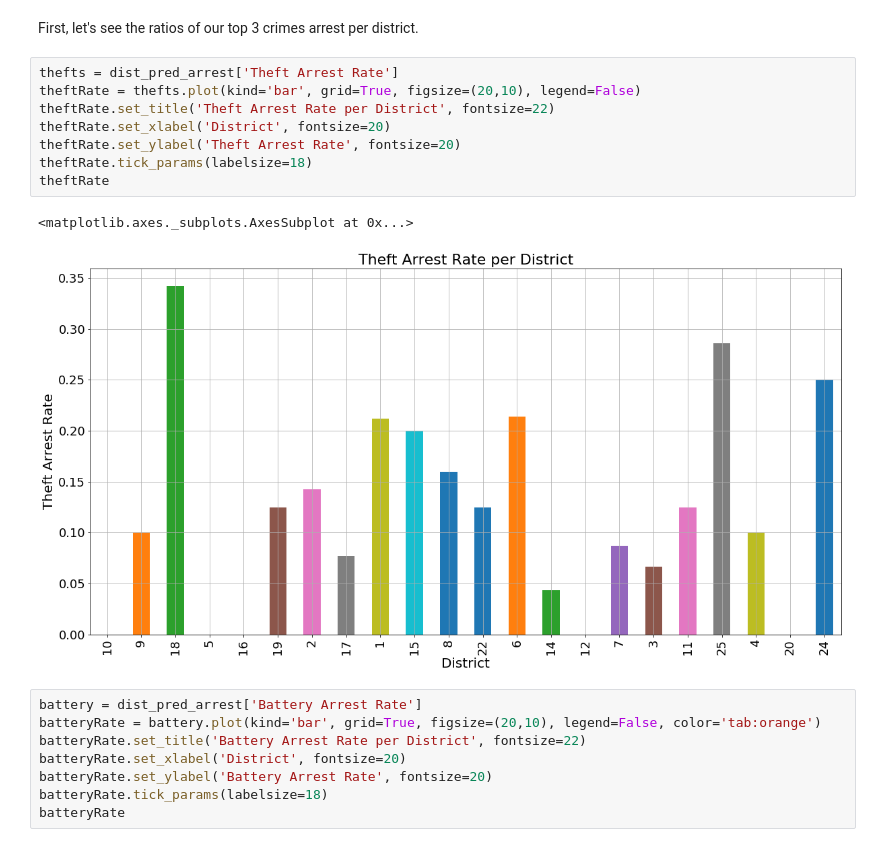
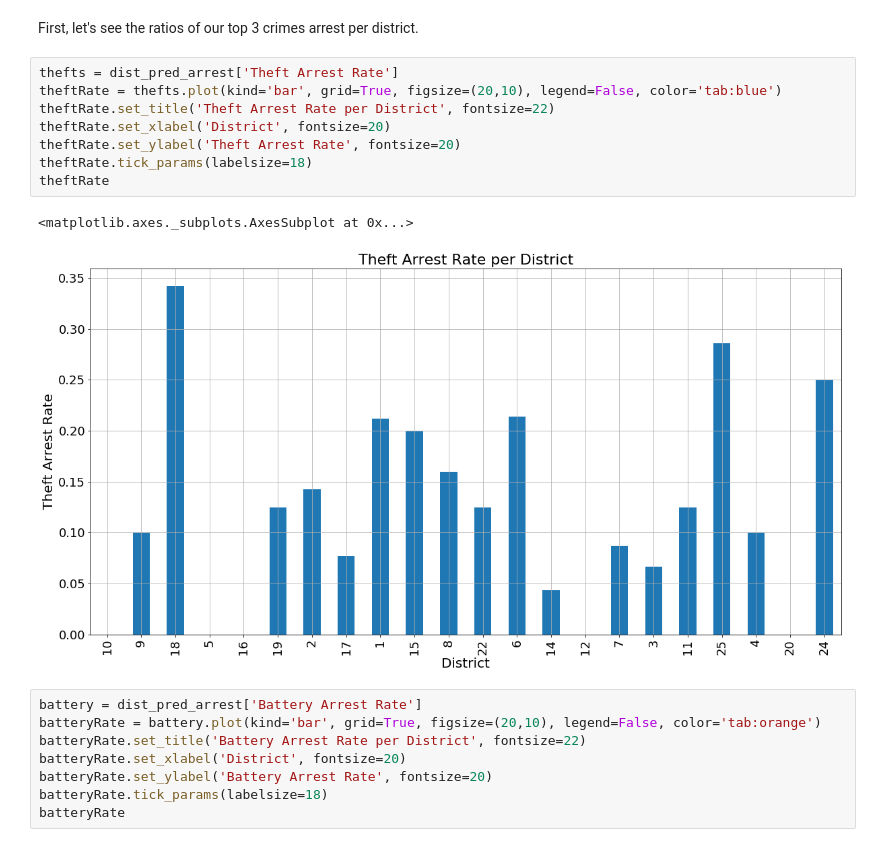
Before and after one commit to JamesMcDougallJr/Projects, a Jupyter notebook: AlvinFinalProject.ipynb, the cells around one changed output. Drawn from its saved outputs; the diff is of its cells as text.

```diff
--- a/AlvinFinalProject.ipynb
+++ b/AlvinFinalProject.ipynb
@@ -254,15 +254,15 @@ Previously, we found out the top three crime types (in terms of total reports).
 First, let's see the ratios of our top 3 crimes arrest per district.
 # %%
 thefts = dist_pred_arrest['Theft Arrest Rate']
-theftRate = thefts.plot(kind='bar', grid=True, figsize=(20,10), legend=False)
+theftRate = thefts.plot(kind='bar', grid=True, figsize=(20,10), legend=False, color='tab:blue')
 theftRate.set_title('Theft Arrest Rate per District', fontsize=22)
 theftRate.set_xlabel('District', fontsize=20)
 theftRate.set_ylabel('Theft Arrest Rate', fontsize=20)
 theftRate.tick_params(labelsize=18)
 theftRate
 # %% [output]
 <matplotlib.axes._subplots.AxesSubplot at 0x...>
-[figure, old version]
+[figure, new version]
 # %%
 battery = dist_pred_arrest['Battery Arrest Rate']
 batteryRate = battery.plot(kind='bar', grid=True, figsize=(20,10), legend=False, color='tab:orange')
```
Also changed, not shown: parts of 3 cells of this notebook.
